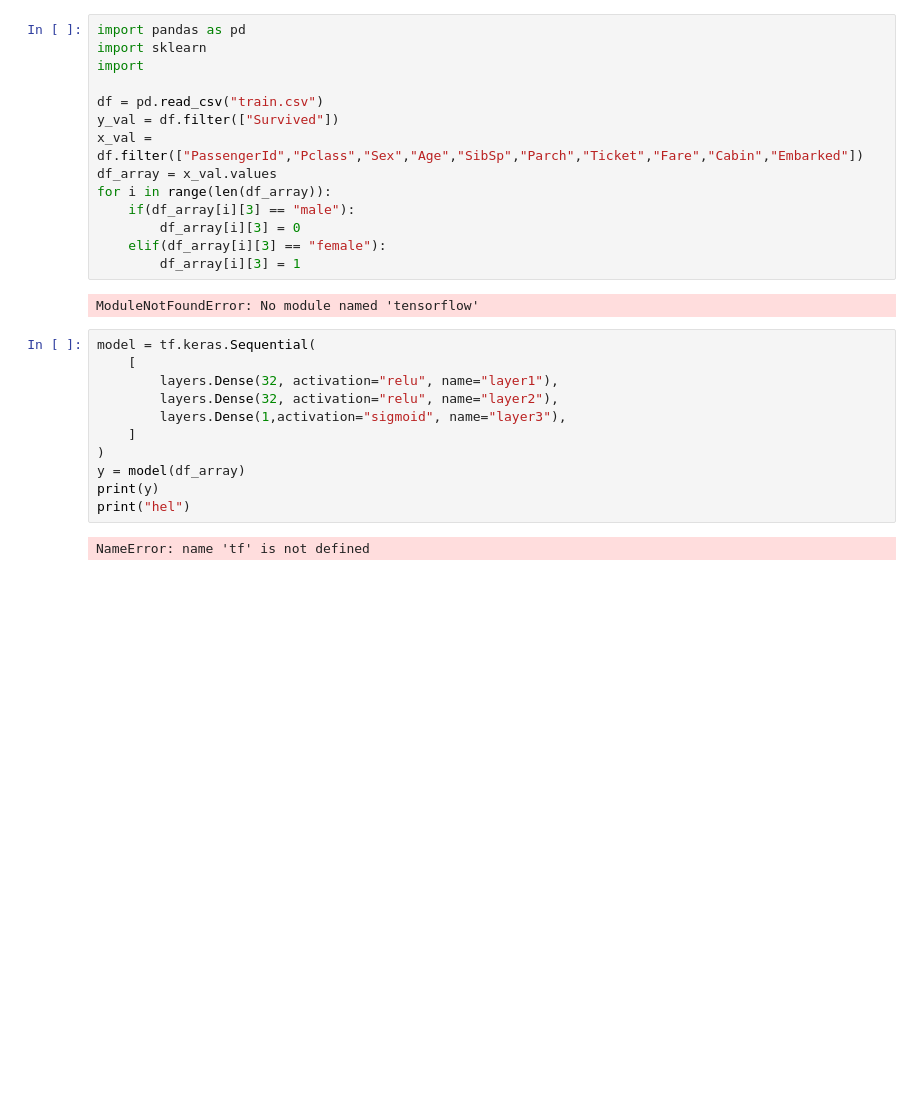
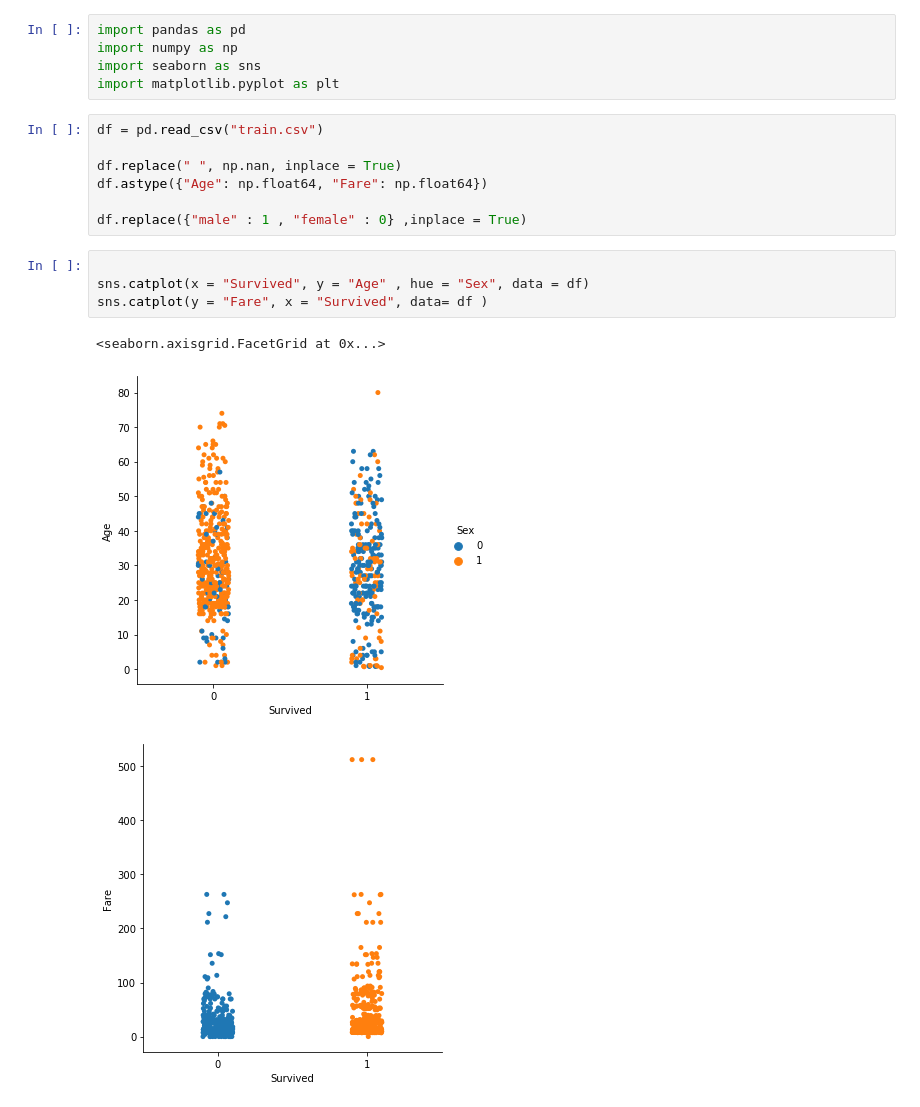
Before and after one commit to siddarth99/Titanic-Survivor-Predictor, a Jupyter notebook: Titanic_predictor.ipynb, the cells around one changed output. Saved outputs shown, nothing was run; the diff lists cells and outputs as text; blank space fills up the shorter version.

```diff
--- a/Titanic_predictor.ipynb
+++ b/Titanic_predictor.ipynb
@@ -1,29 +1,20 @@
-# %%
-import pandas as pd
-import sklearn
-import
-
-df = pd.read_csv("train.csv")
-y_val = df.filter(["Survived"])
-x_val = df.filter(["PassengerId","Pclass","Sex","Age","SibSp","Parch","Ticket","Fare","Cabin","Embarked"])
-df_array = x_val.values
-for i in range(len(df_array)):
-    if(df_array[i][3] == "male"):
-        df_array[i][3] = 0
-    elif(df_array[i][3] == "female"):
-        df_array[i][3] = 1
-# %% [output]
-ModuleNotFoundError: No module named 'tensorflow'
-# %%
-model = tf.keras.Sequential(
-    [
-        layers.Dense(32, activation="relu", name="layer1"),
-        layers.Dense(32, activation="relu", name="layer2"),
-        layers.Dense(1,activation="sigmoid", name="layer3"),
-    ]
-)
-y = model(df_array)
-print(y)
-print("hel")
-# %% [output]
-NameError: name 'tf' is not defined
+# %%
+import pandas as pd
+import numpy as np
+import seaborn as sns
+import matplotlib.pyplot as plt
+# %%
+df = pd.read_csv("train.csv")
+
+df.replace(" ", np.nan, inplace = True)
+df.astype({"Age": np.float64, "Fare": np.float64})
+
+df.replace({"male" : 1 , "female" : 0} ,inplace = True)
+# %%
+
+sns.catplot(x = "Survived", y = "Age" , hue = "Sex", data = df)
+sns.catplot(y = "Fare", x = "Survived", data= df )
+# %% [output]
+<seaborn.axisgrid.FacetGrid at 0x...>
+[figure, added]
+[figure, added]
```
Also changed, not shown: parts of 11 cells of this notebook.
